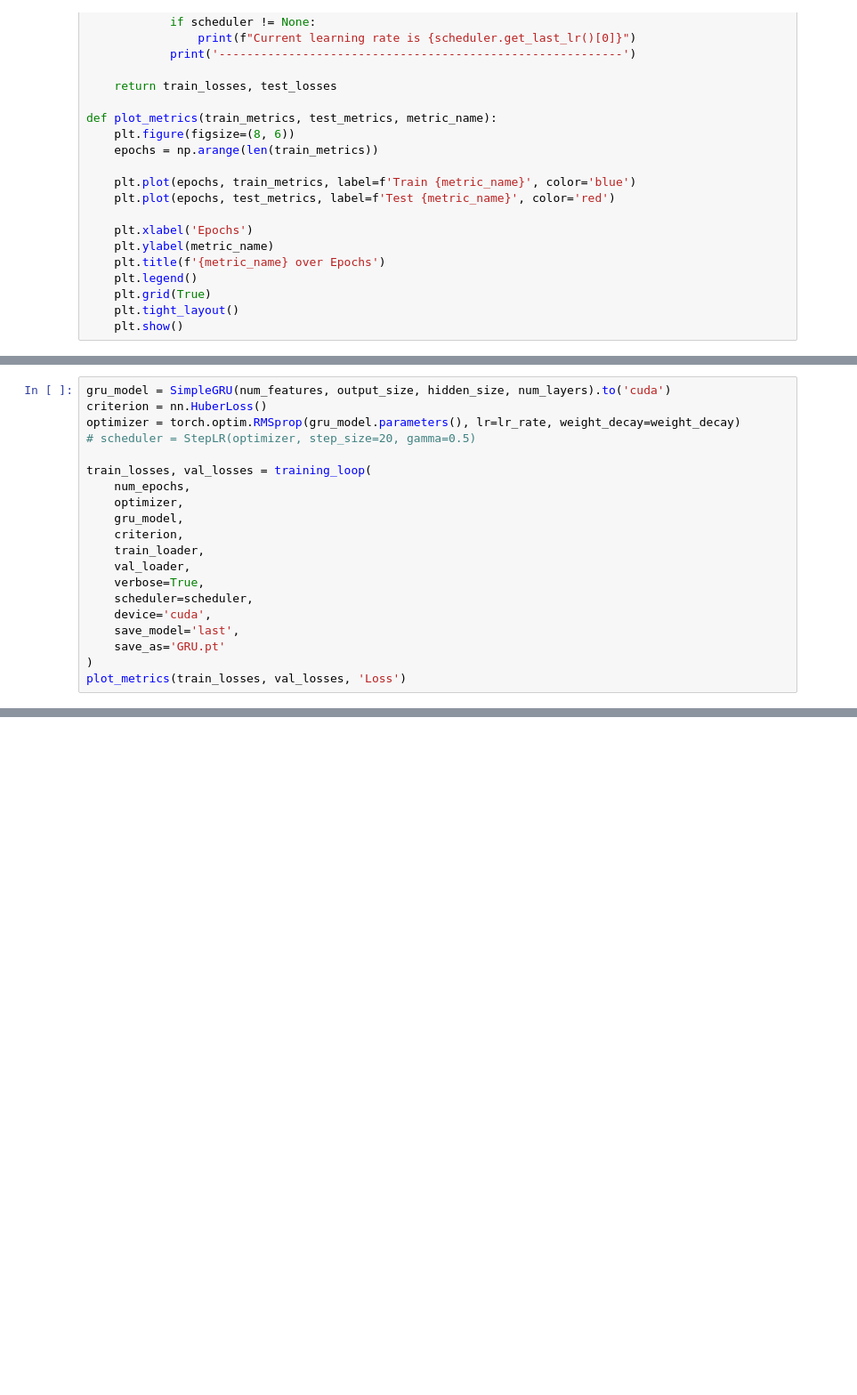
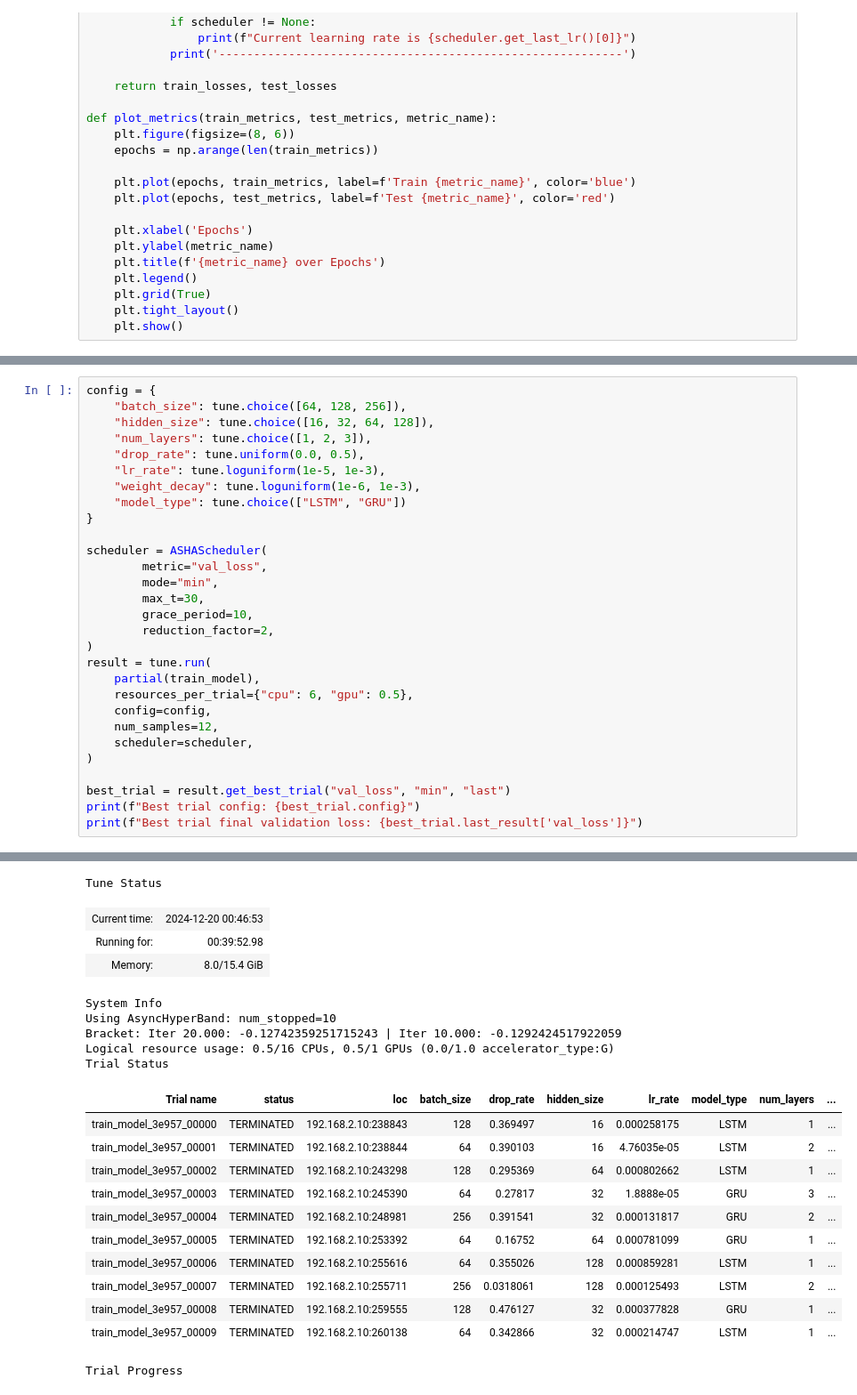
Before and after one commit to Acmaro/NY-electricity-lload-prediction, a Jupyter notebook: RNN/notebook.ipynb, the cells around one changed output, grey strips where cells are left out. Shown at 89% size. Drawn from its saved outputs; the diff is of its cells as text; blank space fills up the shorter version.

Commit message:
Added Ray Tune for tuning hyperparameters

```diff
--- a/RNN/notebook.ipynb
+++ b/RNN/notebook.ipynb
@@ -455,20 +431,0 @@ plot_metrics(train_losses, val_losses, 'Loss')
-# %%
-gru_model = SimpleGRU(num_features, output_size, hidden_size, num_layers).to('cuda')
-criterion = nn.HuberLoss()
-optimizer = torch.optim.RMSprop(gru_model.parameters(), lr=lr_rate, weight_decay=weight_decay)
-# scheduler = StepLR(optimizer, step_size=20, gamma=0.5)
-
-train_losses, val_losses = training_loop(
-    num_epochs,
-    optimizer,
-    gru_model,
-    criterion,
-    train_loader,
-    val_loader,
-    verbose=True,
-    scheduler=scheduler,
-    device='cuda',
-    save_model='last',
-    save_as='GRU.pt'
-)
-plot_metrics(train_losses, val_losses, 'Loss')
@@ -474,0 +527,30 @@ plot_metrics(train_losses, val_losses, 'Loss')
+# %%
+config = {
+    "batch_size": tune.choice([64, 128, 256]),
+    "hidden_size": tune.choice([16, 32, 64, 128]),
+    "num_layers": tune.choice([1, 2, 3]),
+    "drop_rate": tune.uniform(0.0, 0.5),
+    "lr_rate": tune.loguniform(1e-5, 1e-3),
+    "weight_decay": tune.loguniform(1e-6, 1e-3),
+    "model_type": tune.choice(["LSTM", "GRU"])
+}
+
+scheduler = ASHAScheduler(
+        metric="val_loss",
+        mode="min",
+        max_t=30,
+        grace_period=10,
+        reduction_factor=2,
+)
+result = tune.run(
+    partial(train_model),
+    resources_per_trial={"cpu": 6, "gpu": 0.5},
+    config=config,
+    num_samples=12,
+    scheduler=scheduler,
+)
+
+best_trial = result.get_best_trial("val_loss", "min", "last")
+print(f"Best trial config: {best_trial.config}")
+print(f"Best trial final validation loss: {best_trial.last_result['val_loss']}")
+# %% [output]
@@ -474,0 +558,21 @@ plot_metrics(train_losses, val_losses, 'Loss')
+Tune Status
+| Current time: | 2024-12-20 00:46:53 |
+| Running for: | 00:39:52.98 |
+| Memory: | 8.0/15.4 GiB |
+System Info
+Using AsyncHyperBand: num_stopped=10
+Bracket: Iter 20.000: -0.12742359251715243 | Iter 10.000: -0.1292424517922059
+Logical resource usage: 0.5/16 CPUs, 0.5/1 GPUs (0.0/1.0 accelerator_type:G)
+Trial Status
+| Trial name | status | loc | batch_size | drop_rate | hidden_size | lr_rate | model_type | num_layers | ... |
+| train_model_3e957_00000 | TERMINATED | 192.168.2.10:238843 | 128 | 0.369497 | 16 | 0.000258175 | LSTM | 1 | ... |
+| train_model_3e957_00001 | TERMINATED | 192.168.2.10:238844 | 64 | 0.390103 | 16 | 4.76035e-05 | LSTM | 2 | ... |
+| train_model_3e957_00002 | TERMINATED | 192.168.2.10:243298 | 128 | 0.295369 | 64 | 0.000802662 | LSTM | 1 | ... |
+| train_model_3e957_00003 | TERMINATED | 192.168.2.10:245390 | 64 | 0.27817 | 32 | 1.8888e-05 | GRU | 3 | ... |
+| train_model_3e957_00004 | TERMINATED | 192.168.2.10:248981 | 256 | 0.391541 | 32 | 0.000131817 | GRU | 2 | ... |
+| train_model_3e957_00005 | TERMINATED | 192.168.2.10:253392 | 64 | 0.16752 | 64 | 0.000781099 | GRU | 1 | ... |
+| train_model_3e957_00006 | TERMINATED | 192.168.2.10:255616 | 64 | 0.355026 | 128 | 0.000859281 | LSTM | 1 | ... |
+| train_model_3e957_00007 | TERMINATED | 192.168.2.10:255711 | 256 | 0.0318061 | 128 | 0.000125493 | LSTM | 2 | ... |
+| train_model_3e957_00008 | TERMINATED | 192.168.2.10:259555 | 128 | 0.476127 | 32 | 0.000377828 | GRU | 1 | ... |
+| train_model_3e957_00009 | TERMINATED | 192.168.2.10:260138 | 64 | 0.342866 | 32 | 0.000214747 | LSTM | 1 | ... |
+Trial Progress
```
Also changed, not shown: parts of 23 cells of this notebook, 11 other files.
